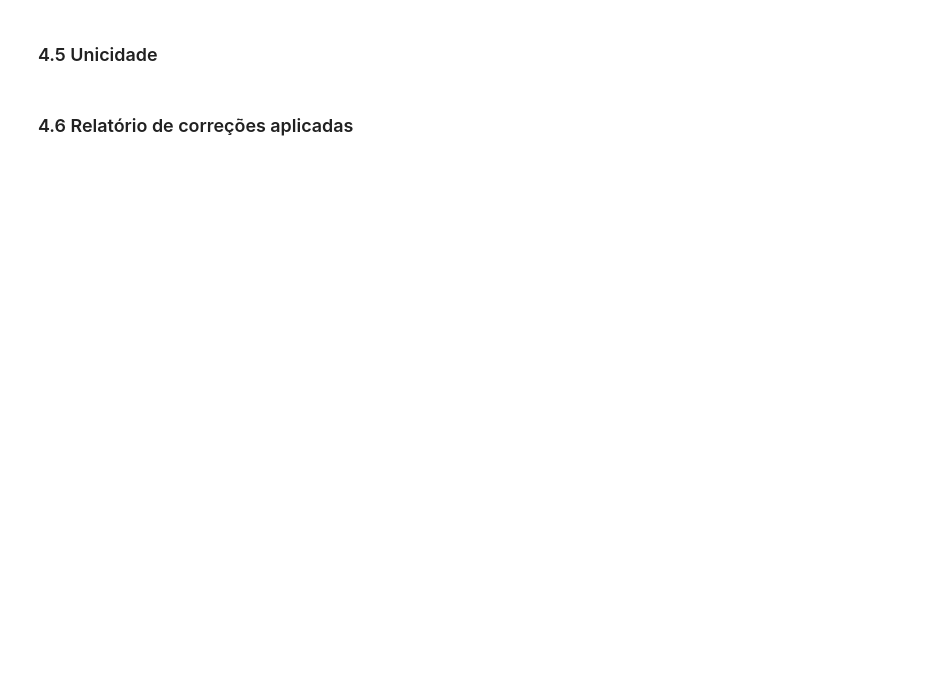
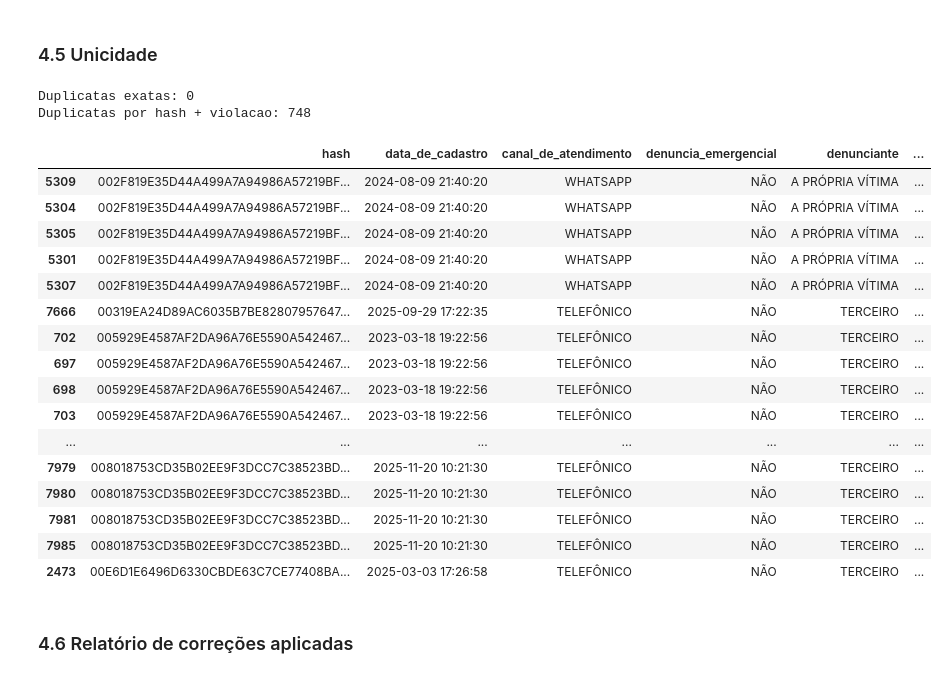
Before and after one commit to janaelsonalves/human-trafficking-analysis, a Jupyter notebook: 01_Aquisicao_Qualidade_EDA_Disque100_adaptado.ipynb, the cells around one changed output. Drawn from its saved outputs; the diff is of its cells as text; code cells hidden in the pictures; blank space fills up the shorter version.

```diff
--- a/01_Aquisicao_Qualidade_EDA_Disque100_adaptado.ipynb
+++ b/01_Aquisicao_Qualidade_EDA_Disque100_adaptado.ipynb
@@ -52,10 +92,10 @@ Dimensão bruta: (8401, 62)
 ### 2.1 Conversão dos tipos conhecidos
 # %%
 df = df_raw.copy(deep=True)
-df["data_de_cadastro"] = pd.to_datetime(df["data_de_cadastro"], format="mixed")
-df["data_de_cadastro"] = df["data_de_cadastro"].dt.floor("s")
-
+df["data_de_cadastro"] = pd.to_datetime(df["data_de_cadastro"], format="mixed").astype("datetime64[ns]")
+# df["data_de_cadastro"] = df["data_de_cadastro"].dt.floor("s")
 df["sl_quantidade_vitimas"] = pd.to_numeric(df["sl_quantidade_vitimas"], errors="coerce").astype("Int64")
+df["vinculo_orgao_pj_do_suspeito"] = df["vinculo_orgao_pj_do_suspeito"].astype("str")
 
 erros_data = int(df["data_de_cadastro"].isna().sum() - df_raw["data_de_cadastro"].isna().sum())
 erros_quantidade = int(df["sl_quantidade_vitimas"].isna().sum() - df_raw["sl_quantidade_vitimas"].isna().sum())
@@ -166,7 +412,27 @@ pd.DataFrame(conformidade)
 # %%
 print("Duplicatas exatas:", int(df.duplicated().sum()))
 print("Duplicatas por hash + violacao:", int(df.duplicated(subset=["hash","violacao"]).sum()))
-df[df.duplicated(subset=["hash","violacao"], keep=False)].sort_values(["hash","violacao"]).head(20)
+df[~df.duplicated(subset=["hash","violacao"], keep=False)].sort_values(["hash","violacao"]).head(20)
+# %% [output]
+Duplicatas exatas: 0
+Duplicatas por hash + violacao: 748
+|  | hash | data_de_cadastro | canal_de_atendimento | denuncia_emergencial | denunciante | ... |
+| 5309 | 002F819E35D44A499A7A94986A57219BF... | 2024-08-09 21:40:20 | WHATSAPP | NÃO | A PRÓPRIA VÍTIMA | ... |
+| 5304 | 002F819E35D44A499A7A94986A57219BF... | 2024-08-09 21:40:20 | WHATSAPP | NÃO | A PRÓPRIA VÍTIMA | ... |
+| 5305 | 002F819E35D44A499A7A94986A57219BF... | 2024-08-09 21:40:20 | WHATSAPP | NÃO | A PRÓPRIA VÍTIMA | ... |
+| 5301 | 002F819E35D44A499A7A94986A57219BF... | 2024-08-09 21:40:20 | WHATSAPP | NÃO | A PRÓPRIA VÍTIMA | ... |
+| 5307 | 002F819E35D44A499A7A94986A57219BF... | 2024-08-09 21:40:20 | WHATSAPP | NÃO | A PRÓPRIA VÍTIMA | ... |
+| 7666 | 00319EA24D89AC6035B7BE82807957647... | 2025-09-29 17:22:35 | TELEFÔNICO | NÃO | TERCEIRO | ... |
+| 702 | 005929E4587AF2DA96A76E5590A542467... | 2023-03-18 19:22:56 | TELEFÔNICO | NÃO | TERCEIRO | ... |
+| 697 | 005929E4587AF2DA96A76E5590A542467... | 2023-03-18 19:22:56 | TELEFÔNICO | NÃO | TERCEIRO | ... |
+| 698 | 005929E4587AF2DA96A76E5590A542467... | 2023-03-18 19:22:56 | TELEFÔNICO | NÃO | TERCEIRO | ... |
+| 703 | 005929E4587AF2DA96A76E5590A542467... | 2023-03-18 19:22:56 | TELEFÔNICO | NÃO | TERCEIRO | ... |
+| ... | ... | ... | ... | ... | ... | ... |
+| 7979 | 008018753CD35B02EE9F3DCC7C38523BD... | 2025-11-20 10:21:30 | TELEFÔNICO | NÃO | TERCEIRO | ... |
+| 7980 | 008018753CD35B02EE9F3DCC7C38523BD... | 2025-11-20 10:21:30 | TELEFÔNICO | NÃO | TERCEIRO | ... |
+| 7981 | 008018753CD35B02EE9F3DCC7C38523BD... | 2025-11-20 10:21:30 | TELEFÔNICO | NÃO | TERCEIRO | ... |
+| 7985 | 008018753CD35B02EE9F3DCC7C38523BD... | 2025-11-20 10:21:30 | TELEFÔNICO | NÃO | TERCEIRO | ... |
+| 2473 | 00E6D1E6496D6330CBDE63C7CE77408BA... | 2025-03-03 17:26:58 | TELEFÔNICO | NÃO | TERCEIRO | ... |
 # %% [markdown]
 ### 4.6 Relatório de correções aplicadas
 # %%
```
Also changed, not shown: parts of 22 cells of this notebook, 7 other files.
